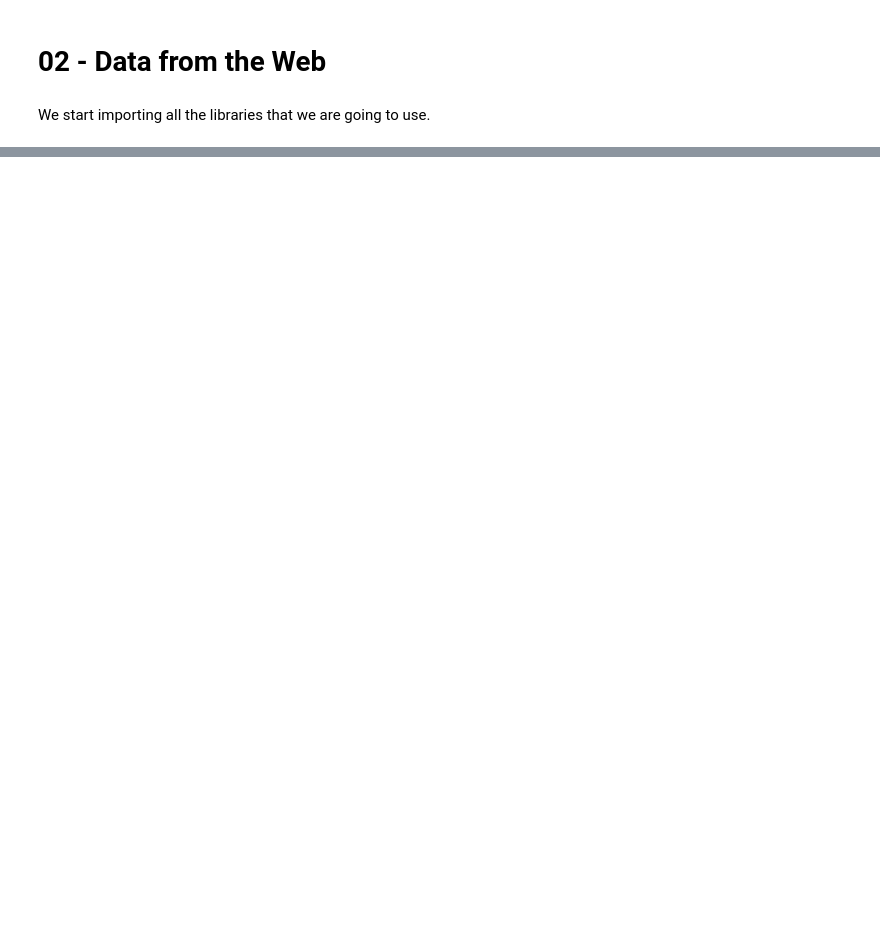
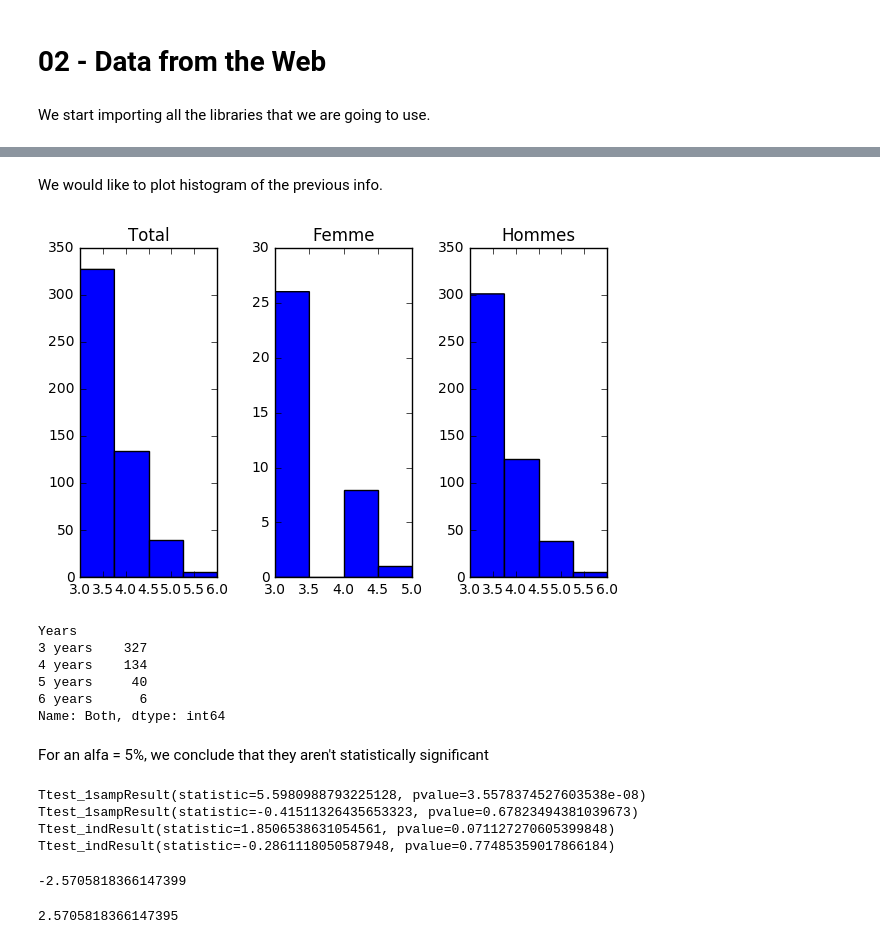
Before and after one commit to nutka7/Homework, a Jupyter notebook: 02 - Data from the Web/Bachelor.ipynb, the cells around one changed output, grey strips where cells are left out. Cells and saved outputs as stored; diff of their text form; code cells hidden in the pictures; blank space fills up the shorter version.

Commit message:
plotting and commentaries

```diff
--- a/02 - Data from the Web/Bachelor.ipynb
+++ b/02 - Data from the Web/Bachelor.ipynb
@@ -252,0 +369,63 @@ print('6 years',six_yrs)
+# %% [markdown]
+We would like to plot histogram of the previous info.
+# %%
+# Organizing the data, creating subplots and plotting.
+a = np.full(three_yrs_tot, 3, dtype=int)
+b = np.full(four_yrs_tot, 4, dtype=int)
+c = np.full(five_yrs_tot, 5, dtype=int)
+d = np.full(six_yrs_tot, 6, dtype=int)
+total_population = np.concatenate((a,b,c,d), axis=0)
+a = np.full(three_males_tot, 3, dtype=int)
+b = np.full(four_males_tot, 4, dtype=int)
+c = np.full(five_males_tot, 5, dtype=int)
+d = np.full(six_males_tot, 6, dtype=int)
+hommes_population = np.concatenate((a,b,c,d), axis=0)
+a = np.full(three_females_tot, 3, dtype=int)
+b = np.full(four_females_tot, 4, dtype=int)
+c = np.full(five_females_tot, 5, dtype=int)
+d = np.full(six_females_tot, 6, dtype=int)
+femmes_population = np.concatenate((a,b,c,d), axis=0)
+fit = stats.norm.pdf(total_population, np.mean(total_population), np.std(total_population))  #this is a fitting indeed
+fig = plt.figure()
+ax = fig.add_subplot(131)
+ax.set_title("Total")
+ax.hist(total_population,bins=4)
+ax = fig.add_subplot(132)
+ax.set_title("Femme")
+ax.hist(femmes_population,bins=4)
+ax = fig.add_subplot(133)
+ax.set_title("Hommes")
+ax.hist(hommes_population,bins=4)
+plt.tight_layout()
+plt.show()
+total_passed['Both']
+# %% [output]
+[figure, added]
+Years
+3 years    327
+4 years    134
+5 years     40
+6 years      6
+Name: Both, dtype: int64
+# %% [markdown]
+For an alfa = 5%, we conclude that they aren't statistically significant
+# %%
+print(stats.ttest_1samp(total_population,np.mean(femmes_population)))
+print(stats.ttest_1samp(total_population,np.mean(hommes_population)))
+print(stats.ttest_ind(total_population, femmes_population,equal_var=False))
+print(stats.ttest_ind(total_population, hommes_population,equal_var=False))
+# %% [output]
+Ttest_1sampResult(statistic=5.5980988793225128, pvalue=3.5578374527603538e-08)
+Ttest_1sampResult(statistic=-0.41511326435653323, pvalue=0.67823494381039673)
+Ttest_indResult(statistic=1.8506538631054561, pvalue=0.071127270605399848)
+Ttest_indResult(statistic=-0.2861118050587948, pvalue=0.77485359017866184)
+# %%
+stats.t.ppf(q=0.025,  # Quantile to check
+            df=5)
+# %% [output]
+-2.5705818366147399
+# %%
+stats.t.ppf(q=0.975,  # Quantile to check
+            df=5)
+# %% [output]
+2.5705818366147395
```
Also changed, not shown: parts of 17 cells of this notebook.
